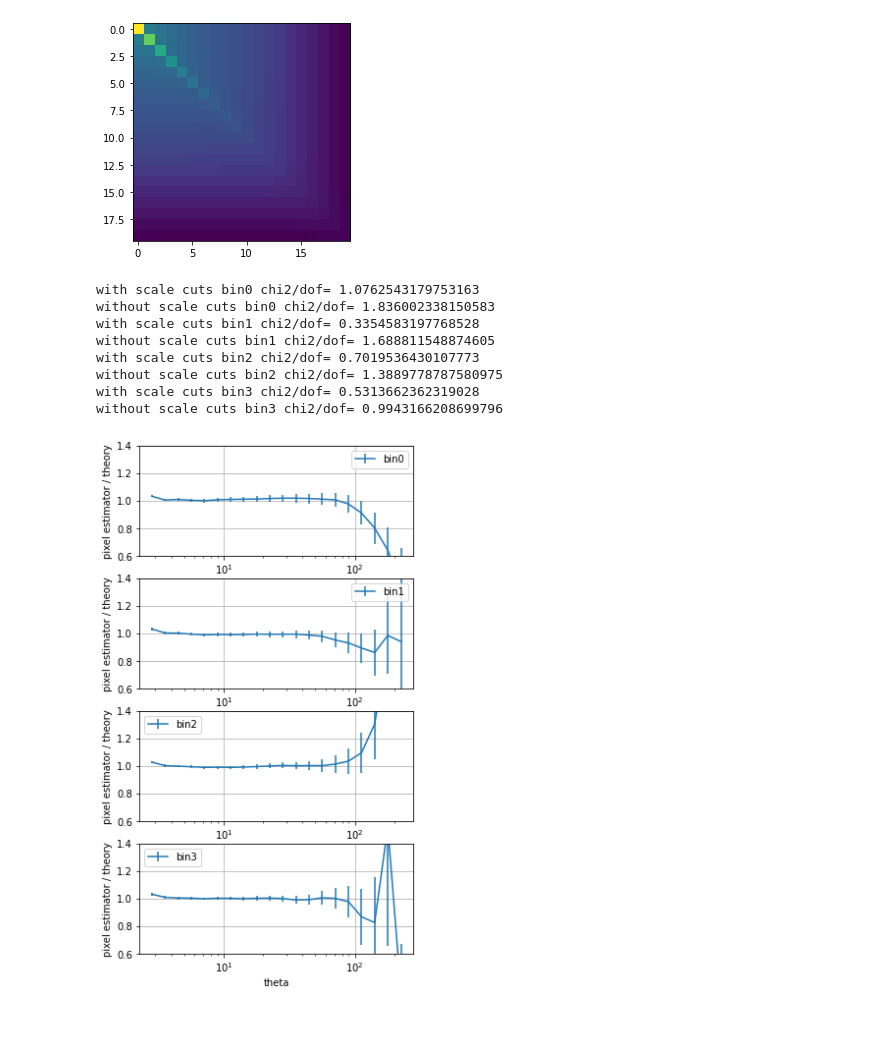
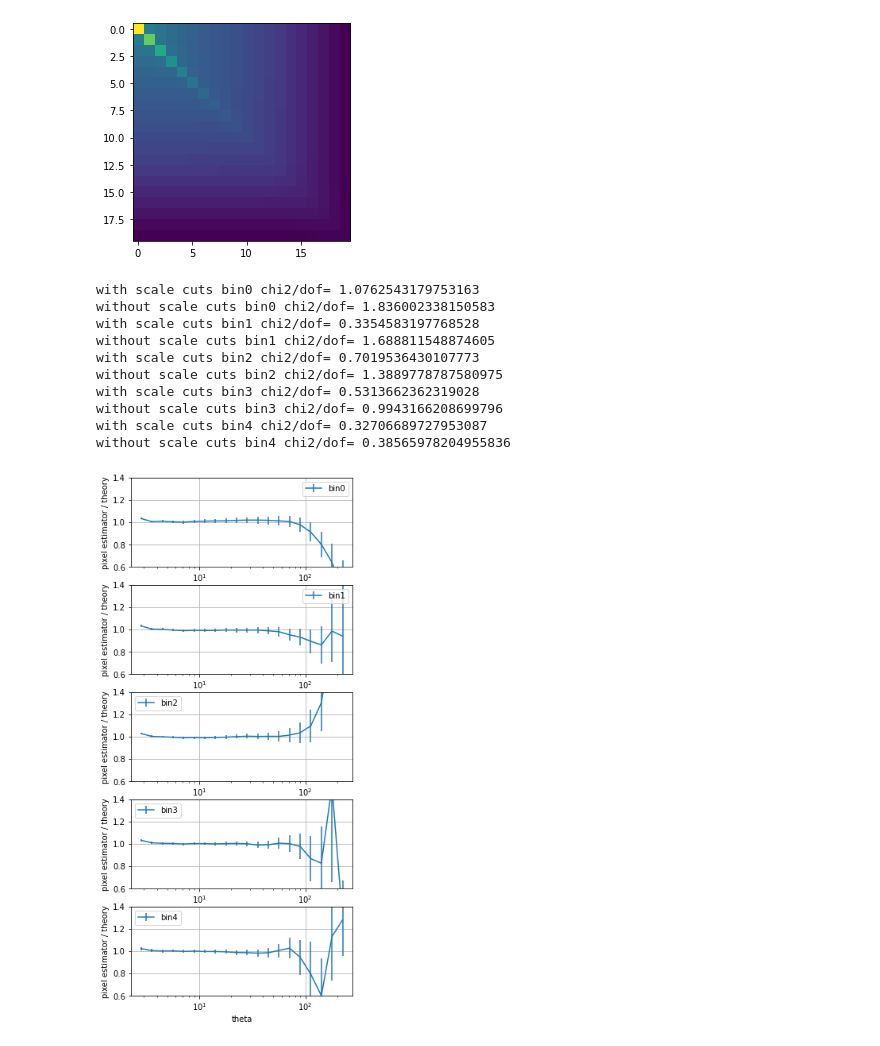
Before and after one commit to LSSTDESC/txpipe-cosmodc2, a Jupyter notebook: notebooks/TestPixelEstimator.ipynb, the cells around one changed output. Cells and saved outputs as stored; diff of their text form; code cells hidden in the pictures.

```diff
--- a/notebooks/TestPixelEstimator.ipynb
+++ b/notebooks/TestPixelEstimator.ipynb
@@ -31,0 +30,35 @@ Keys: <KeysViewHDF5 ['lens', 'provenance']>
+# %%
+with h5py.File('/global/cfs/cdirs/lsst/groups/WL/users/jprat/gaussian_sims_srdnzs_fullsky/051422/12300area_nside4096/TXPipe_outputs/binned_shear_catalog.hdf5', "r") as f:
+    # List all groups
+    print("Keys: %s" % f.keys())
+    a_group_key = list(f.keys())[0]
+
+    print(f['shear/bin_0'].keys())
+    print(f['shear'].keys())
+
+    for i in range(5):
+        # Get the data
+        ra = np.array(f['shear/bin_'+str(i)+'/ra'])
+        dec = np.array(f['shear/bin_'+str(i)+'/dec'])
+        g1 = np.array(f['shear/bin_'+str(i)+'/g1'])
+        g2 = np.array(f['shear/bin_'+str(i)+'/g2'])
+        phi_shear = ra/180*np.pi
+        theta_shear = (90.-dec)/180*np.pi
+        pix_shear = hp.ang2pix(4096, theta_shear, phi_shear)
+
+        g1_map = np.zeros(hp.nside2npix(4096))
+        g2_map = np.zeros(hp.nside2npix(4096))
+        N_map = np.zeros(hp.nside2npix(4096))
+
+        for j in range(len(ra)):
+            g1_map[pix_shear[j]] += g1[j]
+            g2_map[pix_shear[j]] += g2[j]
+            N_map[pix_shear[j]] += 1.
+
+        mask_N = (N_map>0)
+        g1_map[mask_N] /= N_map[mask_N]
+        g2_map[mask_N] /= N_map[mask_N]
+
+        # np.savez('/global/cscratch1/sd/chihway/shear_map_'+str(i)+'.npz', g1=g1_map, g2=g2_map)
+
+    # w = np.array(f['lens/bin_0/weight'])
@@ -32,7 +69,7 @@ Keys: <KeysViewHDF5 ['lens', 'provenance']>
 # %%
 scale = np.array([2., 1.5, 1.25, 1.25, 1.25])
 
-for lensi in range(4,5):
+for lensi in range(5):
     print(lensi)
 
     with h5py.File('/global/cfs/cdirs/lsst/groups/WL/users/jprat/gaussian_sims_srdnzs_fullsky/051422/12300area_nside4096/TXPipe_outputs/density_maps.hdf5', "r") as f:
@@ -69,3 +106,8 @@ for lensi in range(4,5):
     np.savez('wtheta_'+str(lensi)+'.npz', mean=mean.copy(), cov=cov_jk.copy())
 # %% [output]
 4
+# %%
+with h5py.File('/global/cfs/cdirs/lsst/groups/WL/users/jprat/gaussian_sims_srdnzs_fullsky/051422/12300area_nside4096/TXPipe_outputs/source_maps.hdf5', "r") as f:
+    print("Keys: %s" % f.keys())
+    a_group_key = list(f.keys())[0]
+    print(f['maps/g1_0'].keys())
@@ -86,7 +206,7 @@ scale = np.array([2., 1.5, 1.25, 1.25, 1.25])
 order = np.array([0,2,5,9,14])
 TXPipe_cov = sacc.Sacc.load_fits('summary_statistics_real_scaled_shot_noise.sacc')
 
-for i in range(4):
+for i in range(5):
 
     with h5py.File('/global/cfs/cdirs/lsst/groups/WL/users/jprat/gaussian_sims_srdnzs_fullsky/051422/12300area_nside4096/TXPipe_outputs/density_maps.hdf5', "r") as f:
 
@@ -117,31 +237,33 @@ for i in range(4):
 
     mplot.subplot(5,1,i+1)
     mplot.errorbar(theta3, wtheta*scale[i]**2/xi, yerr=np.diag(cov_ana)**0.5/xi, label='bin'+str(i))
     mplot.legend()
     mplot.xscale('log')
     mplot.xlabel('theta')
     mplot.ylabel('pixel estimator / theory')
     mplot.ylim(0.6,1.4)
     mplot.grid()
 
     nn = [10,8,7,7,6]
 
     # nn = [1,1,0,0,0]
 
     chi2 = np.dot(np.dot((wtheta[nn[i]:]*scale[i]**2-xi[nn[i]:]),np.linalg.inv(cov_ana[nn[i]:,nn[i]:])),(wtheta[nn[i]:]*scale[i]**2-xi[nn[i]:]).T)
     print('with scale cuts bin'+str(i),'chi2/dof=', chi2/(20-nn[i]))
 
     chi2 = np.dot(np.dot((wtheta*scale[i]**2-xi),np.linalg.inv(cov_ana)),(wtheta*scale[i]**2-xi).T)
     print('without scale cuts bin'+str(i),'chi2/dof=', chi2/20)
 
 mplot.savefig('wtheta.png')
 # %% [output]
 with scale cuts bin0 chi2/dof= 1.0762543179753163
 without scale cuts bin0 chi2/dof= 1.836002338150583
 with scale cuts bin1 chi2/dof= 0.3354583197768528
 without scale cuts bin1 chi2/dof= 1.688811548874605
 with scale cuts bin2 chi2/dof= 0.7019536430107773
 without scale cuts bin2 chi2/dof= 1.3889778787580975
 with scale cuts bin3 chi2/dof= 0.5313662362319028
 without scale cuts bin3 chi2/dof= 0.9943166208699796
+with scale cuts bin4 chi2/dof= 0.32706689727953087
+without scale cuts bin4 chi2/dof= 0.38565978204955836
-[figure, old version]
+[figure, new version]
```
Also changed, not shown: parts of 6 cells of this notebook.
